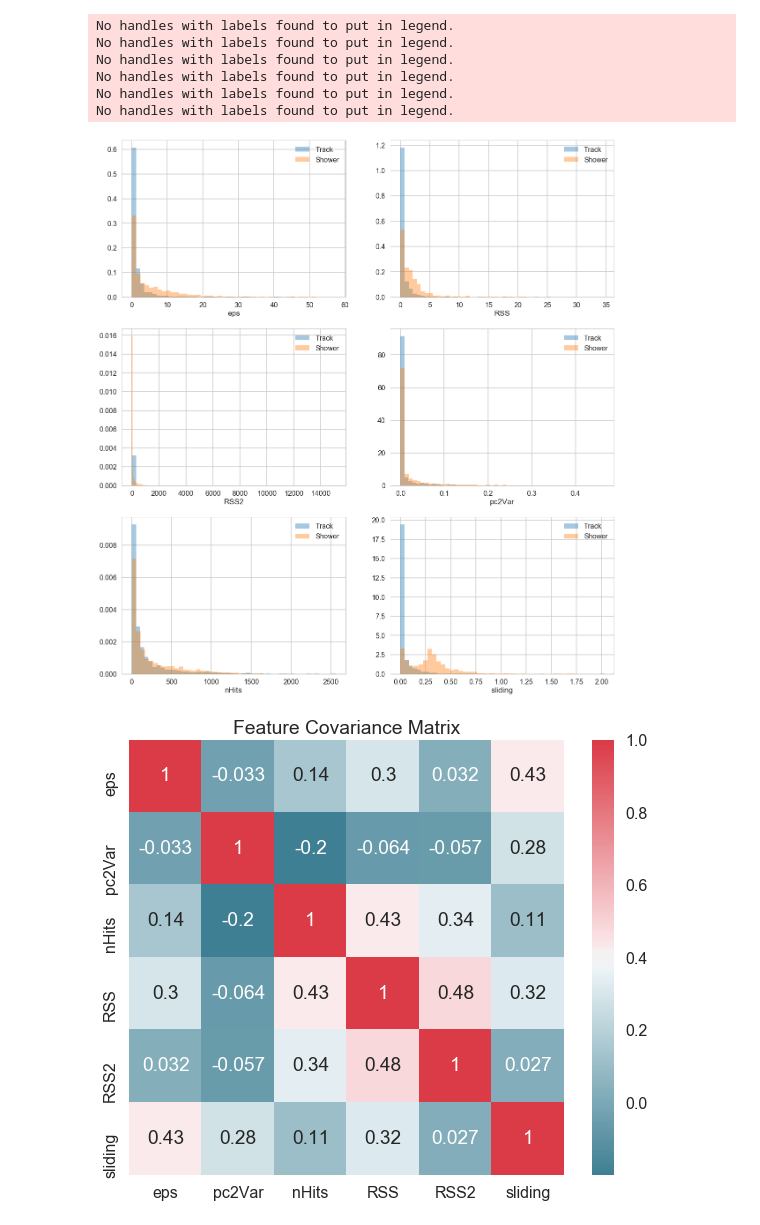
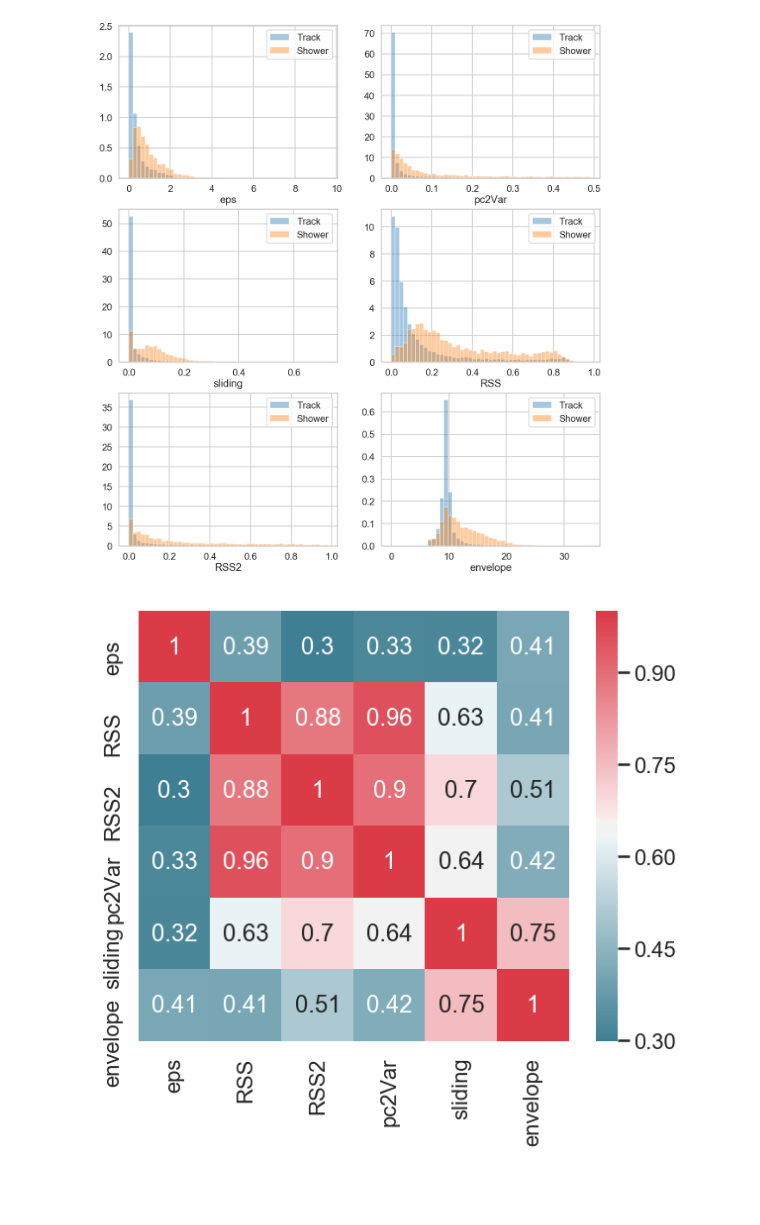
Before and after one commit to daanyaal1/Pandora-Masters-Project, a Jupyter notebook: Code/graphs.ipynb, the cells around one changed output. Saved outputs shown, nothing was run; the diff lists cells and outputs as text; code cells hidden in the pictures; blank space fills up the shorter version.

```diff
--- a/Code/graphs.ipynb
+++ b/Code/graphs.ipynb
@@ -11,4 +13,6 @@ warnings.filterwarnings('ignore')
 # %%
-df = pd.read_csv('../BNB_nue data/nue_and_mu.csv', index_col=0)
+df = pd.read_csv('../BNB_nue data/big_data_nue_and_mu_scaledVars.csv', index_col=0)
+df = df.dropna()
 df.head()
-df = df.dropna()
+len(df)
+#len(df[df['isTrueTrack']==0])
@@ -15,5 +21,6 @@ df = df.dropna()
 # %%
-variables = ['eps', 'pc2Var', 'nHits', 'RSS', 'RSS2', 'sliding']
+
+variables = ['eps','RSS', 'RSS2', 'pc2Var', 'sliding', 'envelope']
 # %%
 df_cut = df.loc[(df['completeness']>0) & (df['purity']>0) & (df['nHits']>0)]
 len(df_cut)
@@ -28,32 +41,28 @@ fig, axarr = plt.subplots(length, width, figsize=(20,10))
 plt.gcf().subplots_adjust(bottom=-0.8)
 count=0
 for i in range(len(variables)):
-    sns.distplot(df_cut[df_cut.isTrueTrack == 1][variables[i]], label='Track', kde=False, norm_hist=True, ax=axarr[i%length][count%width])
-    sns.distplot(df_cut[df_cut.isTrueTrack == 0][variables[i]], label = 'Shower', kde=False, norm_hist=True, ax=axarr[i%length][count%width])
+    bins = np.arange(min(df_cut[variables[i]]), max(df_cut[variables[i]]),(max(df_cut[variables[i]]) - min(df_cut[variables[i]]))/50)
+    sns.distplot(df_cut[df_cut.isTrueTrack == 1][variables[i]],bins=bins, label='Track',kde=False, norm_hist=True, ax=axarr[i%length][count%width])
+    sns.distplot(df_cut[df_cut.isTrueTrack == 0][variables[i]], bins= bins, label = 'Shower', kde=False, norm_hist=True, ax=axarr[i%length][count%width])
     plt.legend()
     axarr[i%length][count%width].legend()
+    #axarr[i%length][count%width].set_yscale('log')
+    #axarr[i%length][count%width].set_xscale('log')
     count+=1
     plt.close()
     #plt.show()
 
 fig
 # %% [output]
-No handles with labels found to put in legend.
-No handles with labels found to put in legend.
-No handles with labels found to put in legend.
-No handles with labels found to put in legend.
-No handles with labels found to put in legend.
-No handles with labels found to put in legend.
-[figure, old version]
+[figure, new version]
 # %%
 f, ax = plt.subplots(figsize=(10, 8))
 corr = df_cut[variables].corr()
 sns.heatmap(corr, mask=np.zeros_like(corr, dtype=np.bool), cmap=sns.diverging_palette(220, 10, as_cmap=True),
             square=True, ax=ax, annot = corr)
-plt.title("Feature Covariance Matrix")
 plt.show()
 # %% [output]
-[figure, old version]
+[figure, new version]
 # %%
 df.head()
 # %% [output]
```
Also changed, not shown: parts of 16 cells of this notebook, 1 other file.
